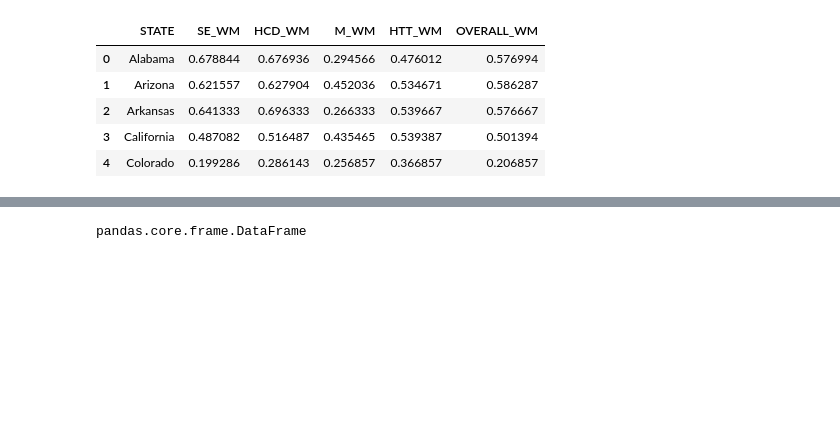
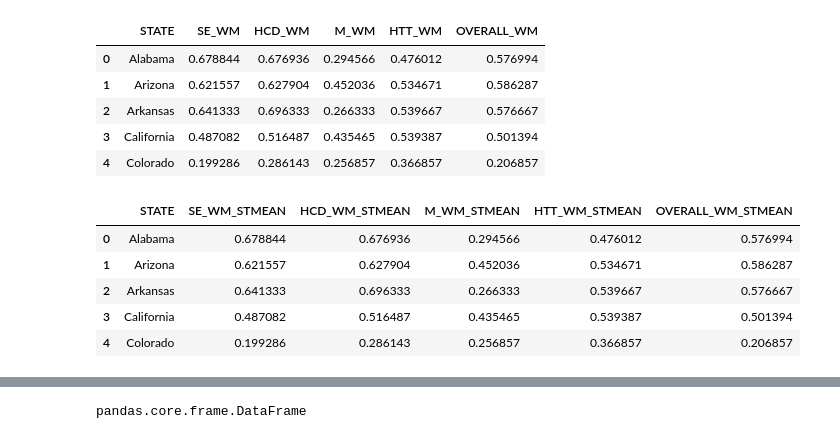
Before and after one commit to zac-stanley/us-communities-fire, a Jupyter notebook: notebooks/zs_summarystats_plotting.ipynb, the cells around one changed output, grey strips where cells are left out. Saved outputs shown, nothing was run; the diff lists cells and outputs as text; code cells hidden in the pictures; blank space fills up the shorter version.

```diff
--- a/notebooks/zs_summarystats_plotting.ipynb
+++ b/notebooks/zs_summarystats_plotting.ipynb
@@ -101,0 +106,9 @@ cdps_svis_mean.head()
+# %%
+cdps_svis_mean.head()
+# %% [output]
+|  | STATE | SE_WM_STMEAN | HCD_WM_STMEAN | M_WM_STMEAN | HTT_WM_STMEAN | OVERALL_WM_STMEAN |
+| 0 | Alabama | 0.678844 | 0.676936 | 0.294566 | 0.476012 | 0.576994 |
+| 1 | Arizona | 0.621557 | 0.627904 | 0.452036 | 0.534671 | 0.586287 |
+| 2 | Arkansas | 0.641333 | 0.696333 | 0.266333 | 0.539667 | 0.576667 |
+| 3 | California | 0.487082 | 0.516487 | 0.435465 | 0.539387 | 0.501394 |
+| 4 | Colorado | 0.199286 | 0.286143 | 0.256857 | 0.366857 | 0.206857 |
```
Also changed, not shown: parts of 8 cells of this notebook.
